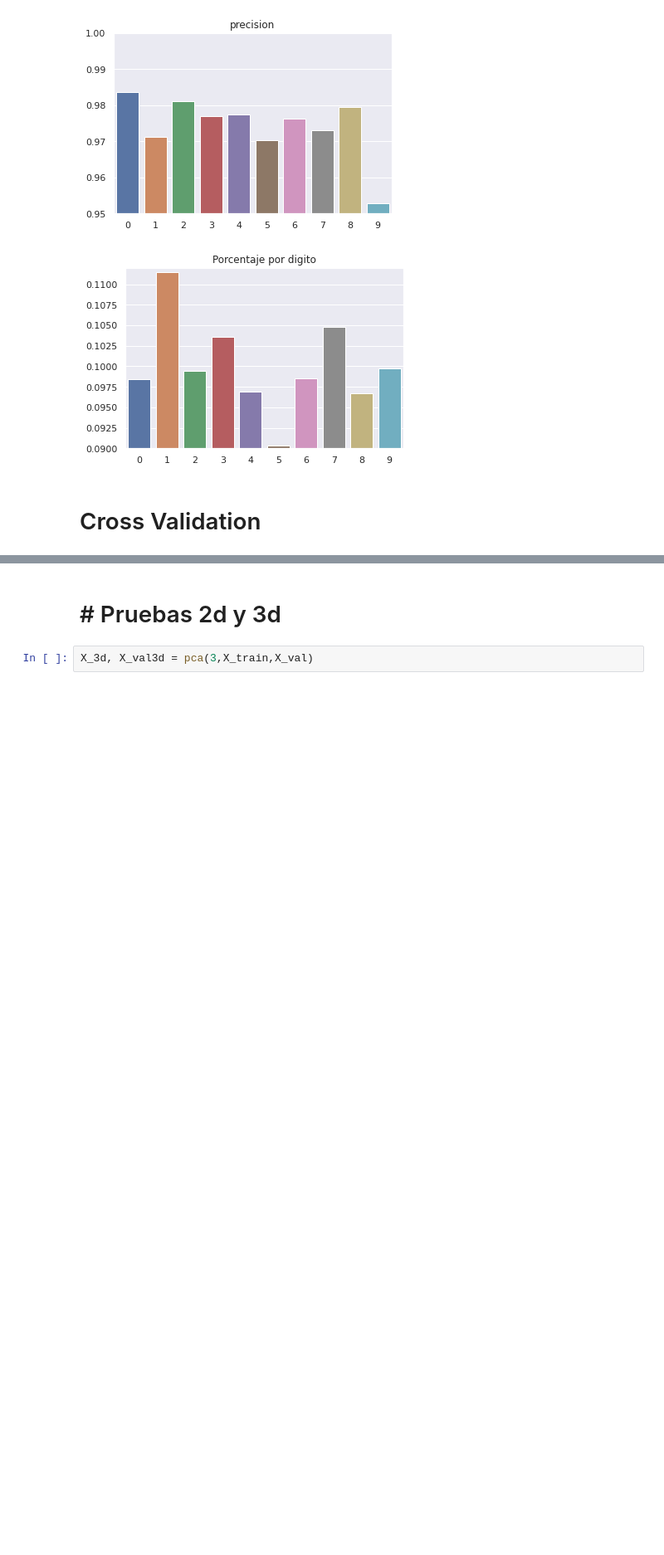
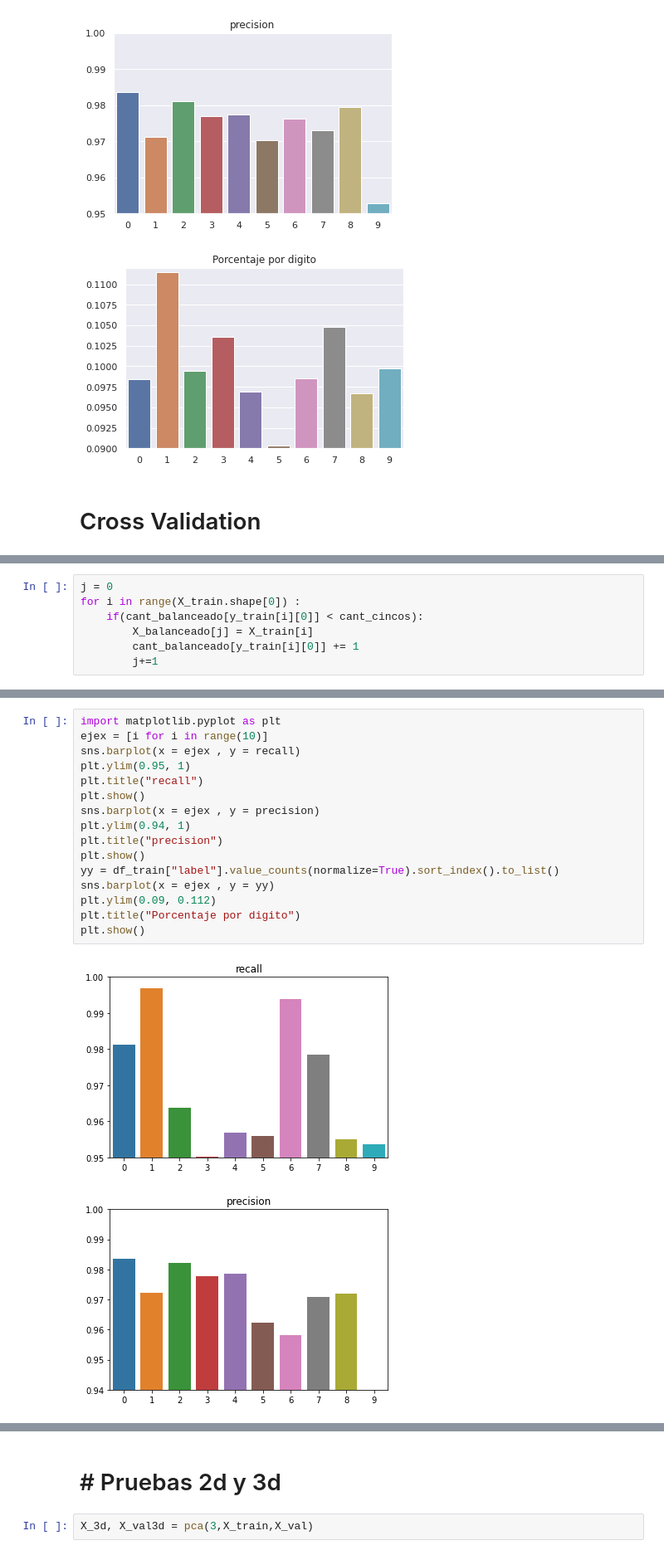
Before and after one commit to fzanollo/metodos-num, a Jupyter notebook: tp2/notebooks/preliminares.ipynb, the cells around one changed output, grey strips where cells are left out. Shown at 83% size. Cells and saved outputs as stored; diff of their text form; blank space fills up the shorter version.

```diff
--- a/tp2/notebooks/preliminares.ipynb
+++ b/tp2/notebooks/preliminares.ipynb
@@ -353,0 +541,7 @@ def work(X, y, clf, k):
+# %%
+j = 0
+for i in range(X_train.shape[0]) :
+    if(cant_balanceado[y_train[i][0]] < cant_cincos):
+        X_balanceado[j] = X_train[i]
+        cant_balanceado[y_train[i][0]] += 1
+        j+=1
@@ -353,0 +556,19 @@ def work(X, y, clf, k):
+# %%
+import matplotlib.pyplot as plt
+ejex = [i for i in range(10)]
+sns.barplot(x = ejex , y = recall)
+plt.ylim(0.95, 1)
+plt.title("recall")
+plt.show()
+sns.barplot(x = ejex , y = precision)
+plt.ylim(0.94, 1)
+plt.title("precision")
+plt.show()
+yy = df_train["label"].value_counts(normalize=True).sort_index().to_list()
+sns.barplot(x = ejex , y = yy)
+plt.ylim(0.09, 0.112)
+plt.title("Porcentaje por digito")
+plt.show()
+# %% [output]
+[figure, added]
+[figure, added]
```
Also changed, not shown: parts of 36 cells of this notebook.
